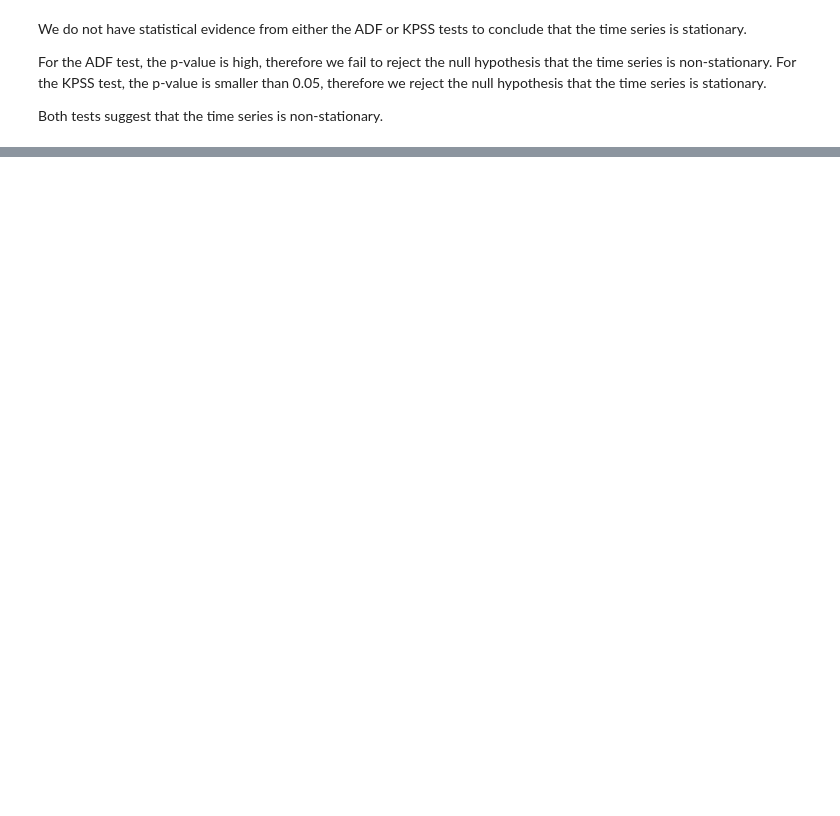
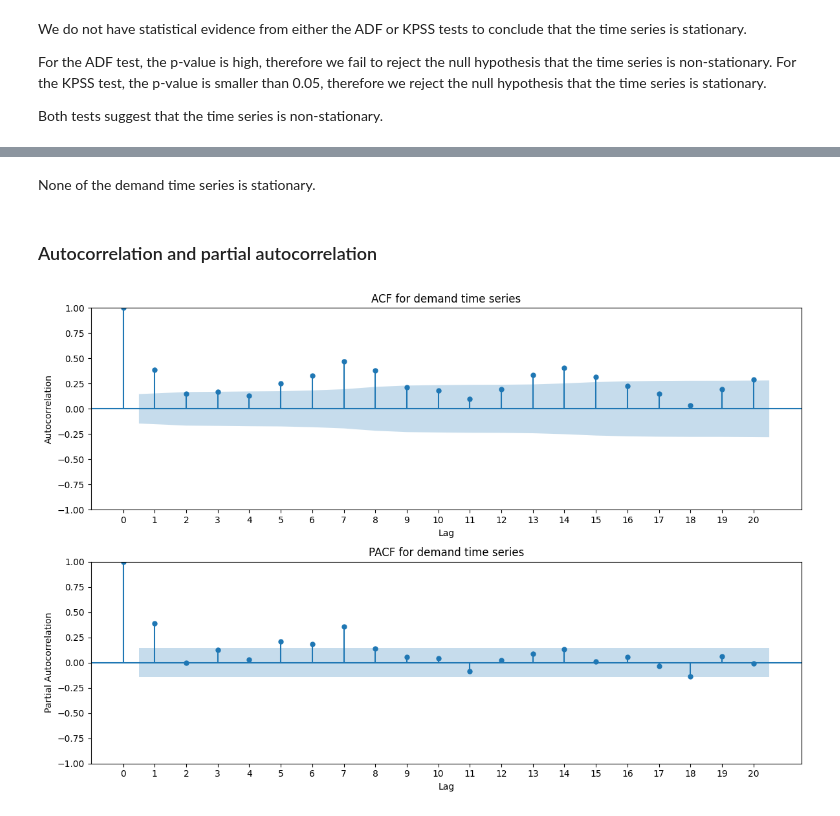
Before and after one commit to al2cibo/decision-intelligence-logistics-engine, a Jupyter notebook: notebooks/eda.ipynb, the cells around one changed output, grey strips where cells are left out. Drawn from its saved outputs; the diff is of its cells as text; code cells hidden in the pictures; blank space fills up the shorter version.

```diff
--- a/notebooks/eda.ipynb
+++ b/notebooks/eda.ipynb
@@ -128,0 +160,41 @@ Both tests suggest that the time series is non-stationary.
+# %% [markdown]
+None of the demand time series is stationary.
+# %% [markdown]
+### Autocorrelation and partial autocorrelation
+# %%
+import matplotlib.pyplot as plt
+
+from statsmodels.graphics.tsaplots import (
+    plot_acf,
+    plot_pacf
+)
+
+fig, ax = plt.subplots(2, 1, figsize=(12, 8))
+
+plot_acf(
+    demand_d1["demand"],
+    lags=20,
+    ax=ax[0]
+)
+
+plot_pacf(
+    demand_d1["demand"],
+    lags=20,
+    ax=ax[1]
+)
+
+# Add all x-axis ticks
+for axis in ax:
+    axis.set_xticks(range(0, 21))
+    axis.set_xlabel("Lag")
+
+ax[0].set_ylabel("Autocorrelation")
+ax[1].set_ylabel("Partial Autocorrelation")
+
+ax[0].set_title("ACF for demand time series")
+ax[1].set_title("PACF for demand time series")
+
+plt.tight_layout()
+plt.show()
+# %% [output]
+[figure, added]
```
Also changed, not shown: parts of 4 cells of this notebook.
